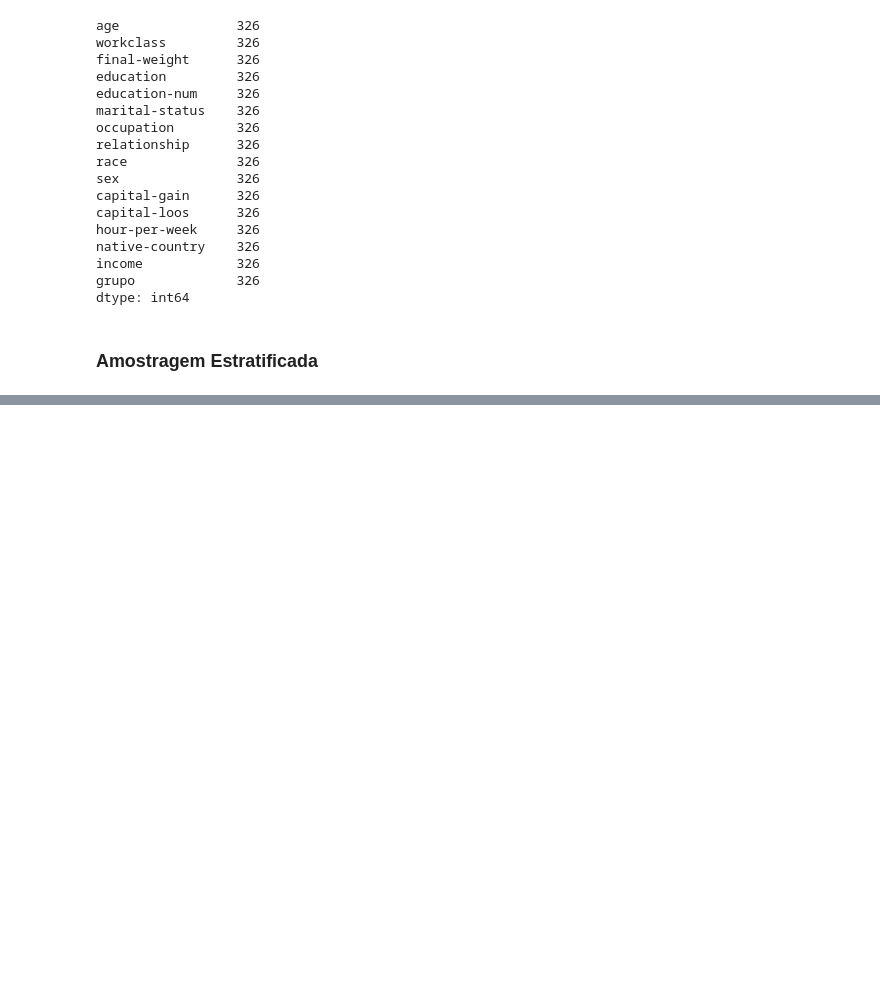
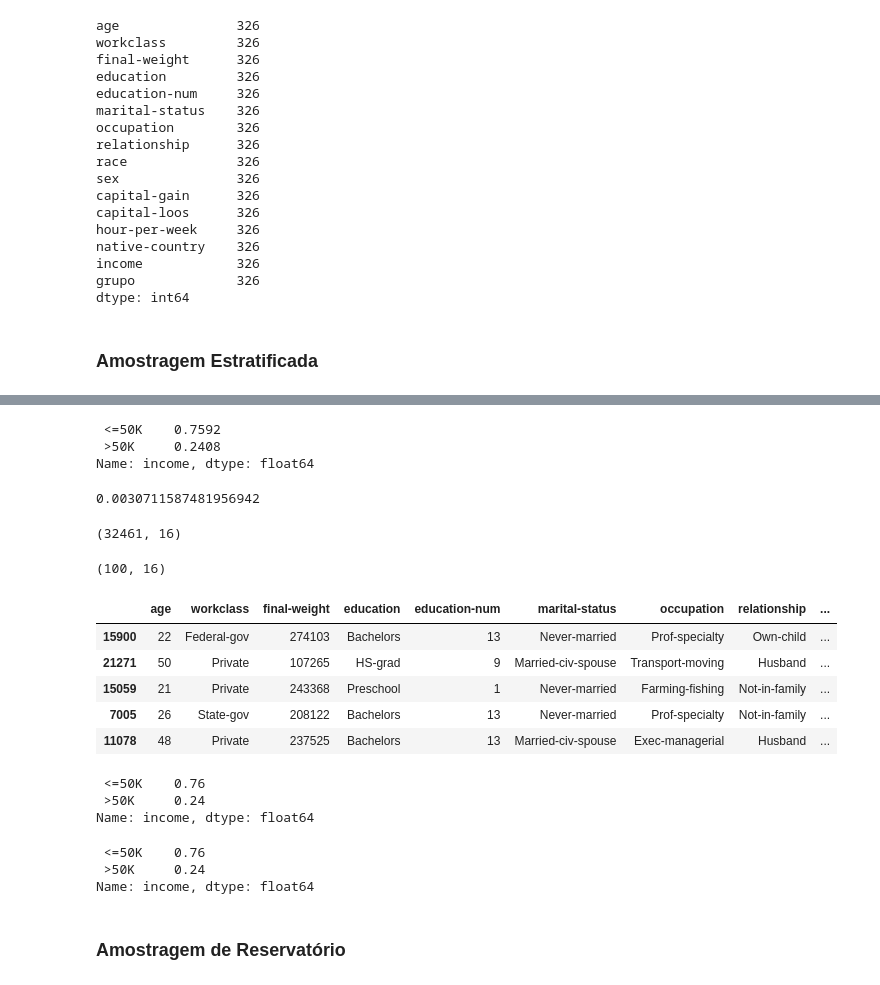
Before and after one commit to Douglaas92/curso_udemy_estatistica, a Jupyter notebook: Udemy - Estatística para Ciência de Dados (Parte I).ipynb, the cells around one changed output, grey strips where cells are left out. Cells and saved outputs as stored; diff of their text form; code cells hidden in the pictures; blank space fills up the shorter version.

Commit message:
atualizacao da parte 1 de amostragem

```diff
--- a/Udemy - Estatística para Ciência de Dados.ipynb
+++ b/Udemy - Estatística para Ciência de Dados (Parte I).ipynb
@@ -246,0 +261,38 @@ dtype: int64
+# %%
+dataset['income'].value_counts(normalize=True).round(4)
+# %% [output]
+ <=50K    0.7592
+ >50K     0.2408
+Name: income, dtype: float64
+# %%
+100 / len(dataset)
+# %% [output]
+0.0030711587481956942
+# %%
+split = StratifiedShuffleSplit(test_size=0.0030711587481956942)
+for x, y in split.split(dataset, dataset['income']):
+    df_x = dataset.iloc[x]
+    df_y = dataset.iloc[y]
+# %%
+df_x.shape
+# %% [output]
+(32461, 16)
+# %%
+df_y.shape
+# %% [output]
+(100, 16)
+# %%
+df_y.head()
+# %% [output]
+|  | age | workclass | final-weight | education | education-num | marital-status | occupation | relationship | ... |
+| 15900 | 22 | Federal-gov | 274103 | Bachelors | 13 | Never-married | Prof-specialty | Own-child | ... |
+| 21271 | 50 | Private | 107265 | HS-grad | 9 | Married-civ-spouse | Transport-moving | Husband | ... |
+| 15059 | 21 | Private | 243368 | Preschool | 1 | Never-married | Farming-fishing | Not-in-family | ... |
+| 7005 | 26 | State-gov | 208122 | Bachelors | 13 | Never-married | Prof-specialty | Not-in-family | ... |
+| 11078 | 48 | Private | 237525 | Bachelors | 13 | Married-civ-spouse | Exec-managerial | Husband | ... |
+# %%
+df_y['income'].value_counts(normalize=True).round(4)
+# %% [output]
+ <=50K    0.76
+ >50K     0.24
+Name: income, dtype: float64
@@ -246,0 +306,9 @@ dtype: int64
+# %%
+df_amostra_estratificada = amostragem_estratificada(dataset, 100, 'income')
+df_amostra_estratificada['income'].value_counts(normalize=True).round(4)
+# %% [output]
+ <=50K    0.76
+ >50K     0.24
+Name: income, dtype: float64
+# %% [markdown]
+### Amostragem de Reservatório
```
Also changed, not shown: parts of 15 cells of this notebook.
